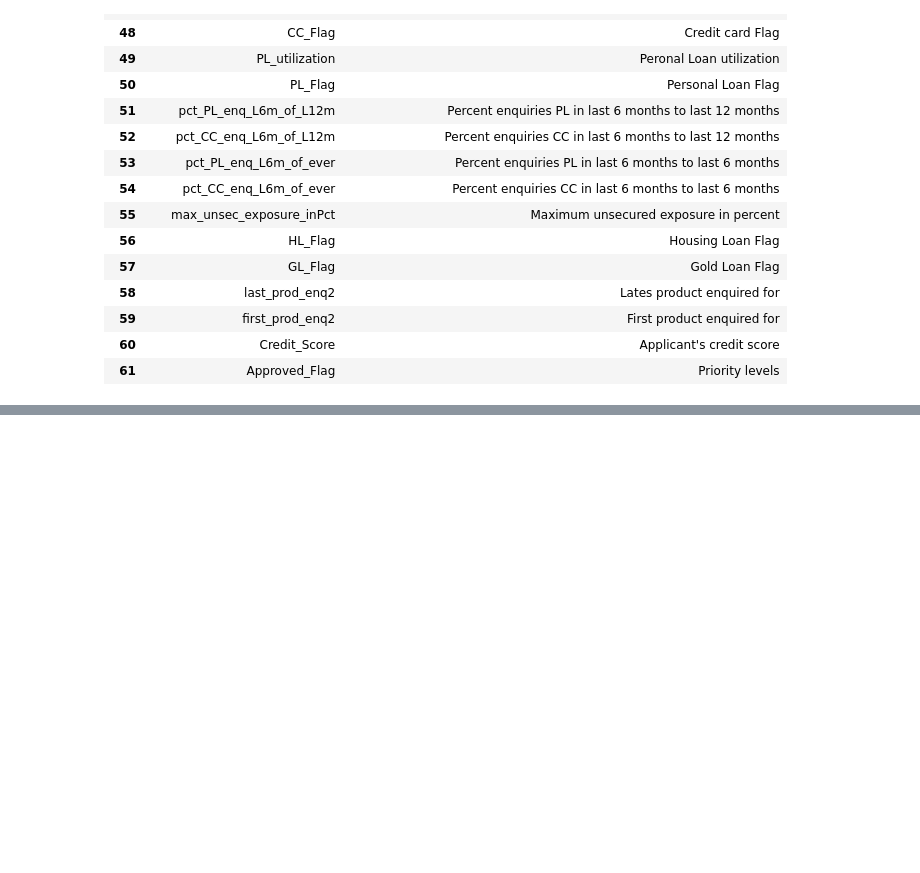
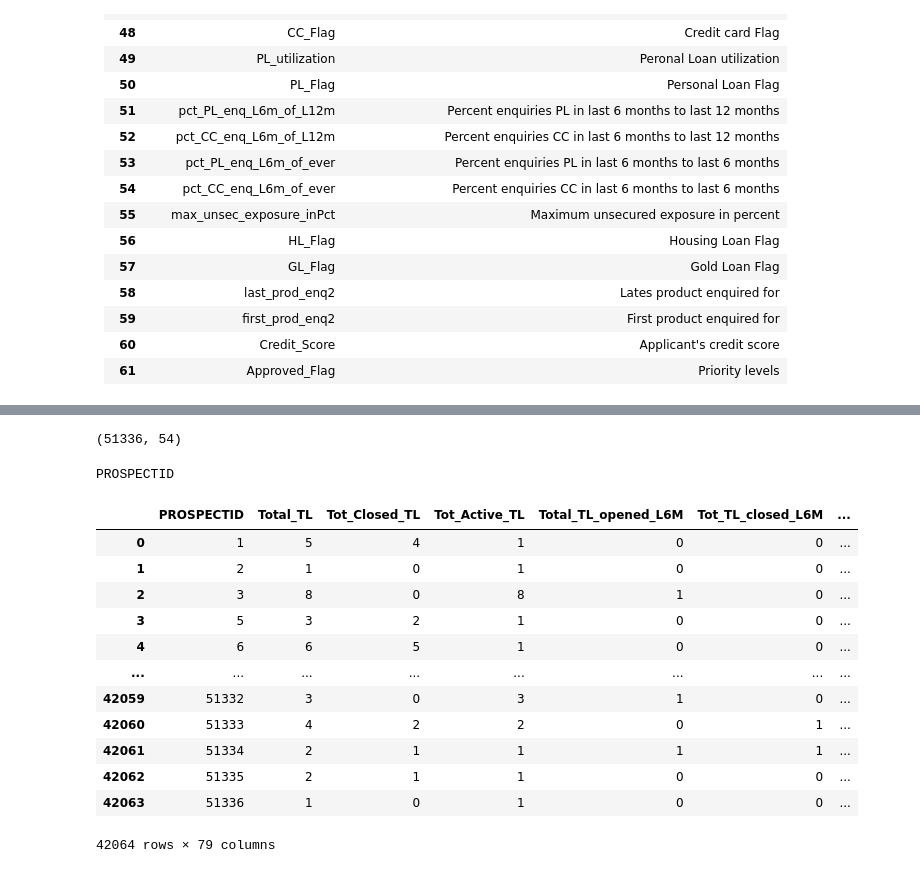
Before and after one commit to Yash-Kavaiya/CampusX-courses, a Jupyter notebook: Credit Risk Modeling using Machine Learning/Credit-risk-session-01-Notes-collection.ipynb, the cells around one changed output, grey strips where cells are left out. Saved outputs shown, nothing was run; the diff lists cells and outputs as text; code cells hidden in the pictures; blank space fills up the shorter version.

```diff
--- a/Credit Risk Modeling using Machine Learning/Credit-risk-session-01-Notes-collection.ipynb
+++ b/Credit Risk Modeling using Machine Learning/Credit-risk-session-01-Notes-collection.ipynb
@@ -619,0 +662,10 @@ Error:
+# %%
+df1 = df1.loc[df1['Age_Oldest_TL'] != -99999]
+
+columns_to_be_removed = []
+
+for i in df2.columns:
+    if df2.loc[df2[i] == -99999].shape[0] > 10000:
+        columns_to_be_removed.append(i)
+# %%
+df2 =df2.drop(columns_to_be_removed,axis=1)
@@ -619,0 +688,32 @@ Error:
+# %%
+df2.shape
+# %% [output]
+(51336, 54)
+# %%
+for i in df2.columns:
+    df2 = df2.loc[df2[i] != -99999]
+# %%
+# Checking common column names
+for i in list(df1.columns):
+    if i in list(df2.columns):
+        print(i)
+# %% [output]
+PROSPECTID
+# %%
+df = pd.merge(df1,df2,how="inner",left_on=['PROSPECTID'],right_on=['PROSPECTID'])
+# %%
+df
+# %% [output]
+|  | PROSPECTID | Total_TL | Tot_Closed_TL | Tot_Active_TL | Total_TL_opened_L6M | Tot_TL_closed_L6M | ... |
+| 0 | 1 | 5 | 4 | 1 | 0 | 0 | ... |
+| 1 | 2 | 1 | 0 | 1 | 0 | 0 | ... |
+| 2 | 3 | 8 | 0 | 8 | 1 | 0 | ... |
+| 3 | 5 | 3 | 2 | 1 | 0 | 0 | ... |
+| 4 | 6 | 6 | 5 | 1 | 0 | 0 | ... |
+| ... | ... | ... | ... | ... | ... | ... | ... |
+| 42059 | 51332 | 3 | 0 | 3 | 1 | 0 | ... |
+| 42060 | 51333 | 4 | 2 | 2 | 0 | 1 | ... |
+| 42061 | 51334 | 2 | 1 | 1 | 1 | 1 | ... |
+| 42062 | 51335 | 2 | 1 | 1 | 0 | 0 | ... |
+| 42063 | 51336 | 1 | 0 | 1 | 0 | 0 | ... |
+42064 rows × 79 columns
```
Also changed, not shown: parts of 18 cells of this notebook.
